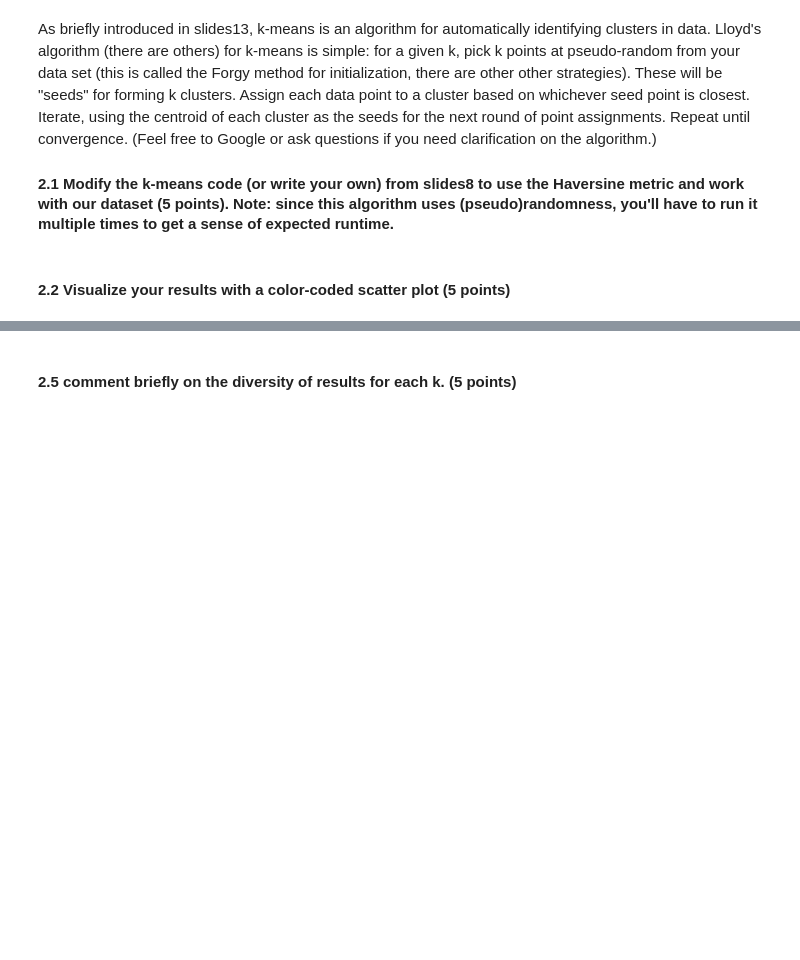
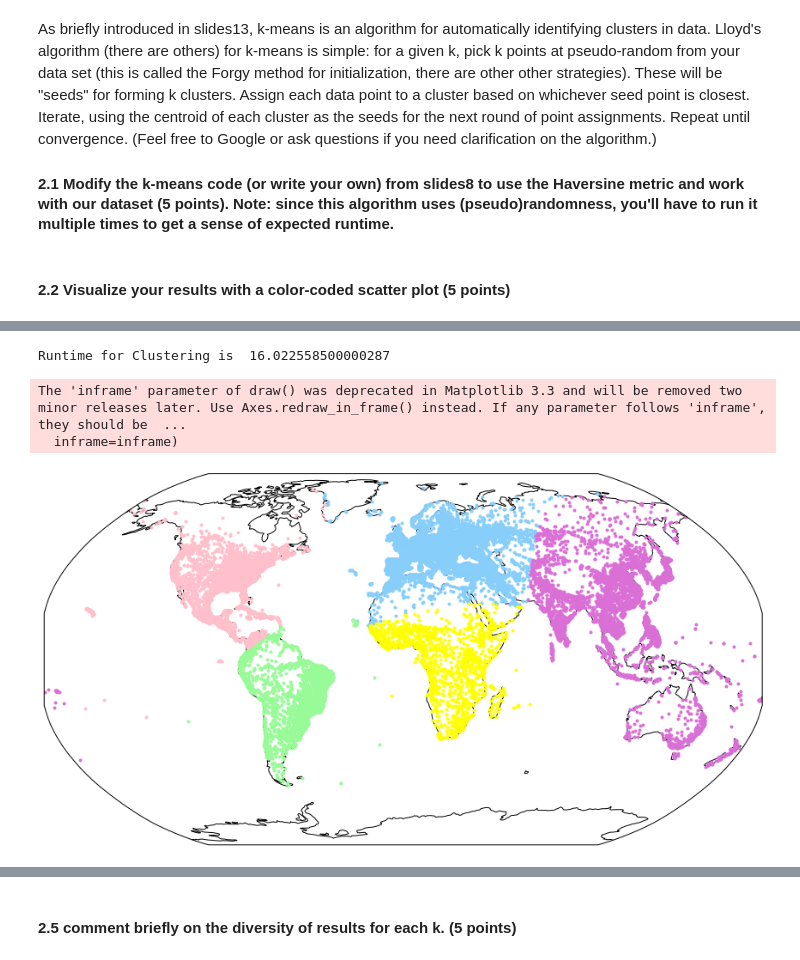
Before and after one commit to xyqiuchloe/BIS-634-Homework-XinyueQiu, a Jupyter notebook: homework4/assignment4.ipynb, the cells around one changed output, grey strips where cells are left out. Cells and saved outputs as stored; diff of their text form; code cells hidden in the pictures; blank space fills up the shorter version.

```diff
--- a/homework4/assignment4.ipynb
+++ b/homework4/assignment4.ipynb
@@ -139,0 +250,7 @@ def haversine(lon1, lat1, lon2, lat2):
+# %%
+geo_kmeans(5)
+# %% [output]
+Runtime for Clustering is  16.022558500000287
+The 'inframe' parameter of draw() was deprecated in Matplotlib 3.3 and will be removed two minor releases later. Use Axes.redraw_in_frame() instead. If any parameter follows 'inframe', they should be  ...
+  inframe=inframe)
+[figure, added]
```
Also changed, not shown: parts of 21 cells of this notebook.
